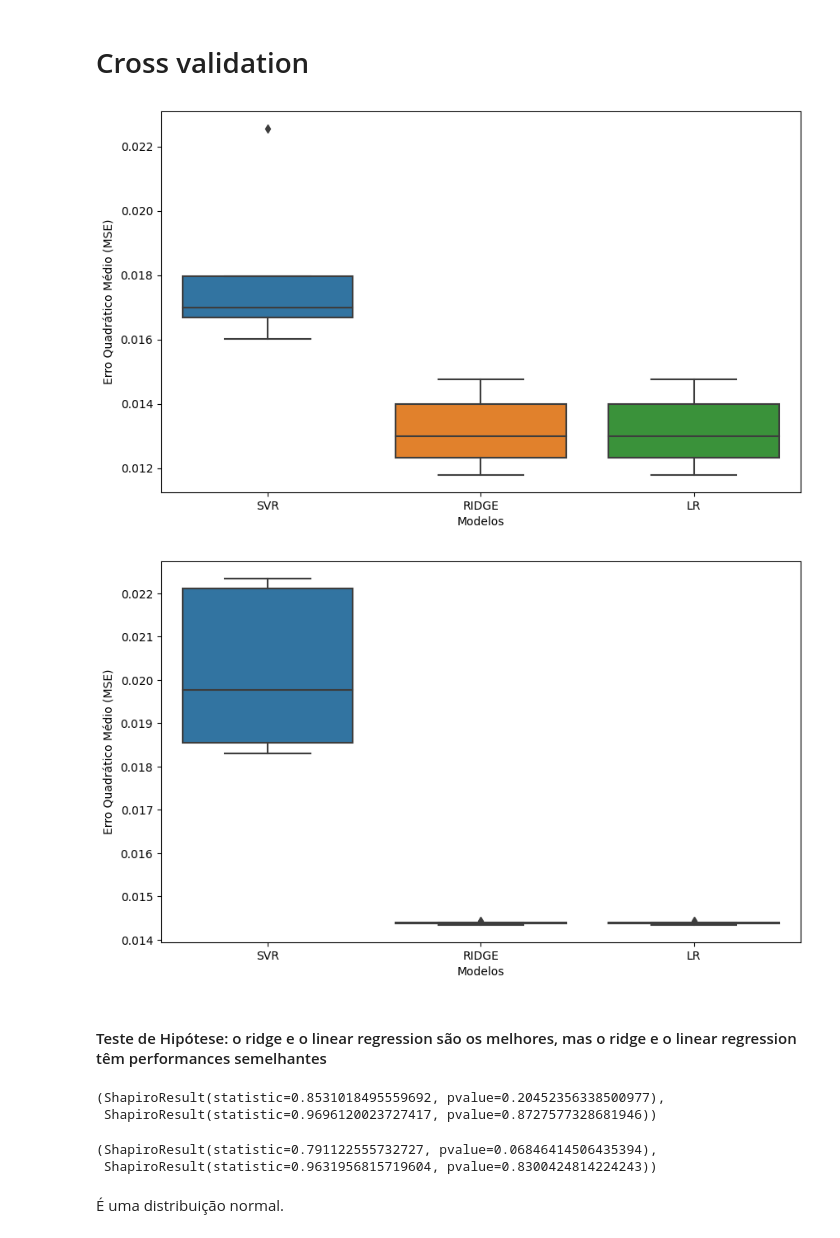
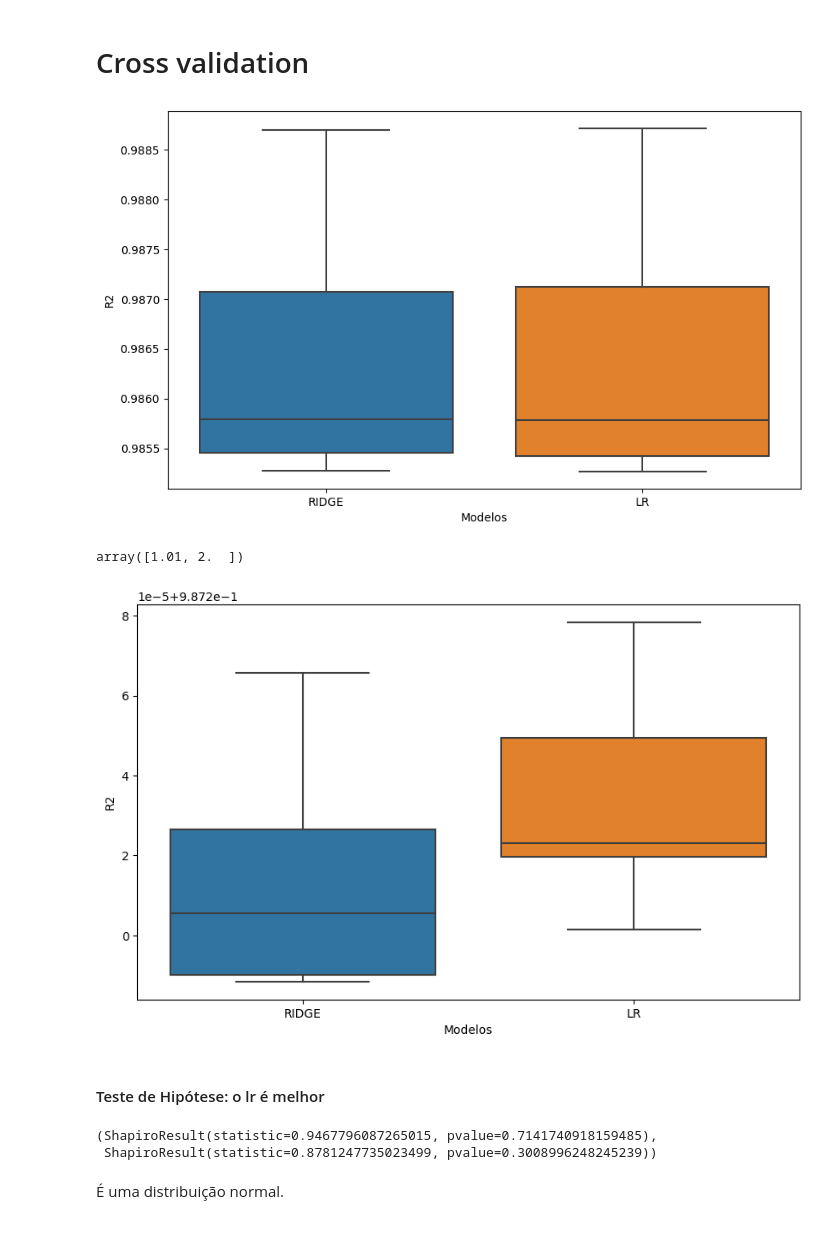
Before and after one commit to BiancaCarneiro/Covid-Prediction, a Jupyter notebook: project/models/training.ipynb, the cells around one changed output. Drawn from its saved outputs; the diff is of its cells as text; code cells hidden in the pictures.

```diff
--- a/project/models/training.ipynb
+++ b/project/models/training.ipynb
@@ -388,7 +401,7 @@ plt.show()
 # %% [markdown]
 ### SVR
 # %%
-svr_model = SVR(**{'C': 1, 'kernel': 'rbf', 'degree': 5, 'gamma': 'auto', 'coef0': 1.0})
+svr_model = SVR(**{'C': 10, 'kernel': 'linear', 'degree': 5, 'gamma': 'auto', 'coef0': 0.0}, max_iter=1000)
 svr_model.fit(X_train, y_train)
 
 y_pred = svr_model.predict(X_val)
@@ -430,7 +443,7 @@ plt.show()
 # %% [markdown]
 ### Random Forest
 # %%
-rf_model = RandomForestRegressor(**{'n_estimators': 500, 'max_depth': 50, 'min_samples_split': 2, 'min_samples_leaf': 1, 'max_features': 'sqrt', 'bootstrap': False}, random_state=42, n_jobs=-1)
+rf_model = RandomForestRegressor(**{'n_estimators': 200, 'max_depth': None, 'min_samples_split': 2, 'min_samples_leaf': 1, 'max_features': 'log2', 'bootstrap': False}, random_state=42, n_jobs=-1)
 rf_model.fit(X_train, y_train)
 
 y_pred = rf_model.predict(X_val)
@@ -474,73 +508,77 @@ plt.show()
 # %%
-def collect_errors(model, X, y, X_test, y_test):
+def collect_errors_lr(X, y, X_test, y_test):
     errors_val, errors_test = [], []
     kf = KFold(n_splits=5, shuffle=True, random_state=42)
 
     for train_index, val_index in kf.split(X):
+        cv = LinearRegression(**{'fit_intercept': True, 'copy_X': True}, n_jobs=-1)
         X_train, X_val = X[train_index], X[val_index]
         y_train, y_val = y[train_index], y[val_index]
 
-        model.fit(X_train, y_train)
+        cv.fit(X_train, y_train)
 
-        y_pred = model.predict(X_val)
-        mse = mean_squared_error(y_val, y_pred)
-        errors_val.append(mse)
+        y_pred = cv.predict(X_val)
+        r2 = r2_score(y_val, y_pred)
+        errors_val.append(r2)
 
-        y_pred = model.predict(X_test)
-        mse = mean_squared_error(y_test, y_pred)
-        errors_test.append(mse)
+        y_pred = cv.predict(X_test)
+        r2 = r2_score(y_test, y_pred)
+        errors_test.append(r2)
 
     return errors_val, errors_test
 # %%
-svr_model = SVR(**{'C': 1, 'kernel': 'rbf', 'degree': 5, 'gamma': 'auto', 'coef0': 1.0})
-ridge_model = Ridge(**{'alpha': 0.001, 'fit_intercept': False, 'copy_X': False, 'solver': 'svd'}, random_state=42)
-lr_model = LinearRegression(**{'fit_intercept': False, 'copy_X': True}, n_jobs=-1)
+# svr_model = SVR(**{'C': 10, 'kernel': 'linear', 'degree': 5, 'gamma': 'auto', 'coef0': 0.0})
+# ridge_model = Ridge(**{'alpha': 100, 'fit_intercept': True, 'copy_X': False, 'solver': 'sag'}, random_state=42)
+# lr_model = LinearRegression(**{'fit_intercept': True, 'copy_X': True}, n_jobs=-1)
+# rf_model = RandomForestRegressor(**{'n_estimators': 200, 'max_depth': None, 'min_samples_split': 2, 'min_samples_leaf': 1, 'max_features': 'log2', 'bootstrap': False}, random_state=42, n_jobs=-1)
 
-svr_errors_val, svr_errors_test = collect_errors(svr_model, np.concatenate([X_train, X_val]), np.concatenate([y_train,y_val]), X_test, y_test)
-ridge_errors_val, ridge_errors_test = collect_errors(ridge_model, np.concatenate([X_train, X_val]), np.concatenate([y_train,y_val]), X_test, y_test)
-lr_errors_val, lr_errors_test = collect_errors(lr_model, np.concatenate([X_train, X_val]), np.concatenate([y_train,y_val]), X_test, y_test)
+
+# svr_errors_val, svr_errors_test = collect_errors(svr_model, np.concatenate([X_train, X_val]), np.concatenate([y_train,y_val]), X_test, y_test)
+ridge_errors_val, ridge_errors_test = collect_errors_ridge(np.concatenate([X_train, X_val]), np.concatenate([y_train,y_val]), X_test, y_test)
+lr_errors_val, lr_errors_test = collect_errors_lr(np.concatenate([X_train, X_val]), np.concatenate([y_train,y_val]), X_test, y_test)
+# rf_errors_val, rf_errors_test = collect_errors(rf_model, np.concatenate([X_train, X_val]), np.concatenate([y_train,y_val]), X_test, y_test)
 # %%
 errors_df = pd.DataFrame({
-    'SVR': svr_errors_val,
+    # 'SVR': svr_errors_val,
     'RIDGE': ridge_errors_val,
-    'LR': lr_errors_val
+    'LR': lr_errors_val,
+    # 'RF': rf_errors_val
 })
 
 plt.figure(figsize=(10, 6))
 sns.boxplot(data=errors_df)
-plt.ylabel('Erro Quadrático Médio (MSE)')
+plt.ylabel('R2')
 plt.xlabel('Modelos')
 plt.show()
 # %% [output]
-[figure, old version]
+[figure, new version]
+# %%
+np.array([1.01021, 2]).round(2)
+# %% [output]
+array([1.01, 2.  ])
 # %%
 errors_df = pd.DataFrame({
-    'SVR': svr_errors_test,
+    # 'SVR': svr_errors_test,
     'RIDGE': ridge_errors_test,
-    'LR': lr_errors_test
+    'LR': lr_errors_test,
+    # 'RF': rf_errors_test
 })
 
 plt.figure(figsize=(10, 6))
 sns.boxplot(data=errors_df)
-plt.ylabel('Erro Quadrático Médio (MSE)')
+plt.ylabel('R2')
 plt.xlabel('Modelos')
 plt.show()
 # %% [output]
-[figure, old version]
+[figure, new version]
-# %% [markdown]
-#### Teste de Hipótese: o ridge e o linear regression são os melhores, mas o ridge e o linear regression têm performances semelhantes
+# %% [markdown]
+#### Teste de Hipótese: o lr é melhor
 # %%
 # hipotese nula: distribuição normal
-stats.shapiro(svr_errors_test), stats.shapiro(ridge_errors_test)
+stats.shapiro(lr_errors_test), stats.shapiro(ridge_errors_test)
 # %% [output]
-(ShapiroResult(statistic=0.8531018495559692, pvalue=0.20452356338500977),
- ShapiroResult(statistic=0.9696120023727417, pvalue=0.8727577328681946))
+(ShapiroResult(statistic=0.9467796087265015, pvalue=0.7141740918159485),
+ ShapiroResult(statistic=0.8781247735023499, pvalue=0.3008996248245239))
-# %%
-# hipotese nula: distribuição normal
-stats.shapiro(svr_errors_val), stats.shapiro(ridge_errors_val)
-# %% [output]
-(ShapiroResult(statistic=0.791122555732727, pvalue=0.06846414506435394),
- ShapiroResult(statistic=0.9631956815719604, pvalue=0.8300424814224243))
 # %% [markdown]
 É uma distribuição normal.
 # %%
```
Also changed, not shown: parts of 31 cells of this notebook, 13 other files.
